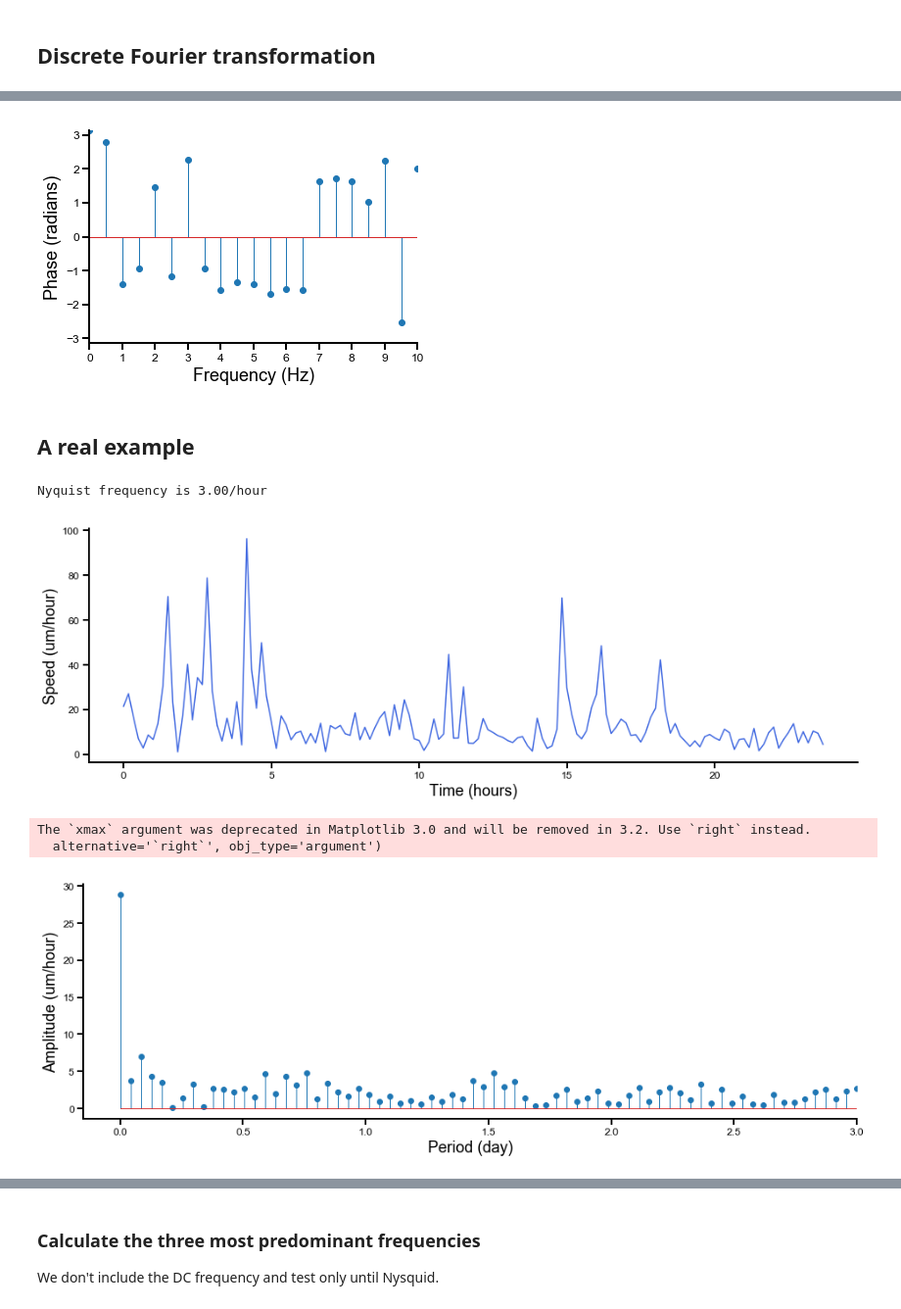
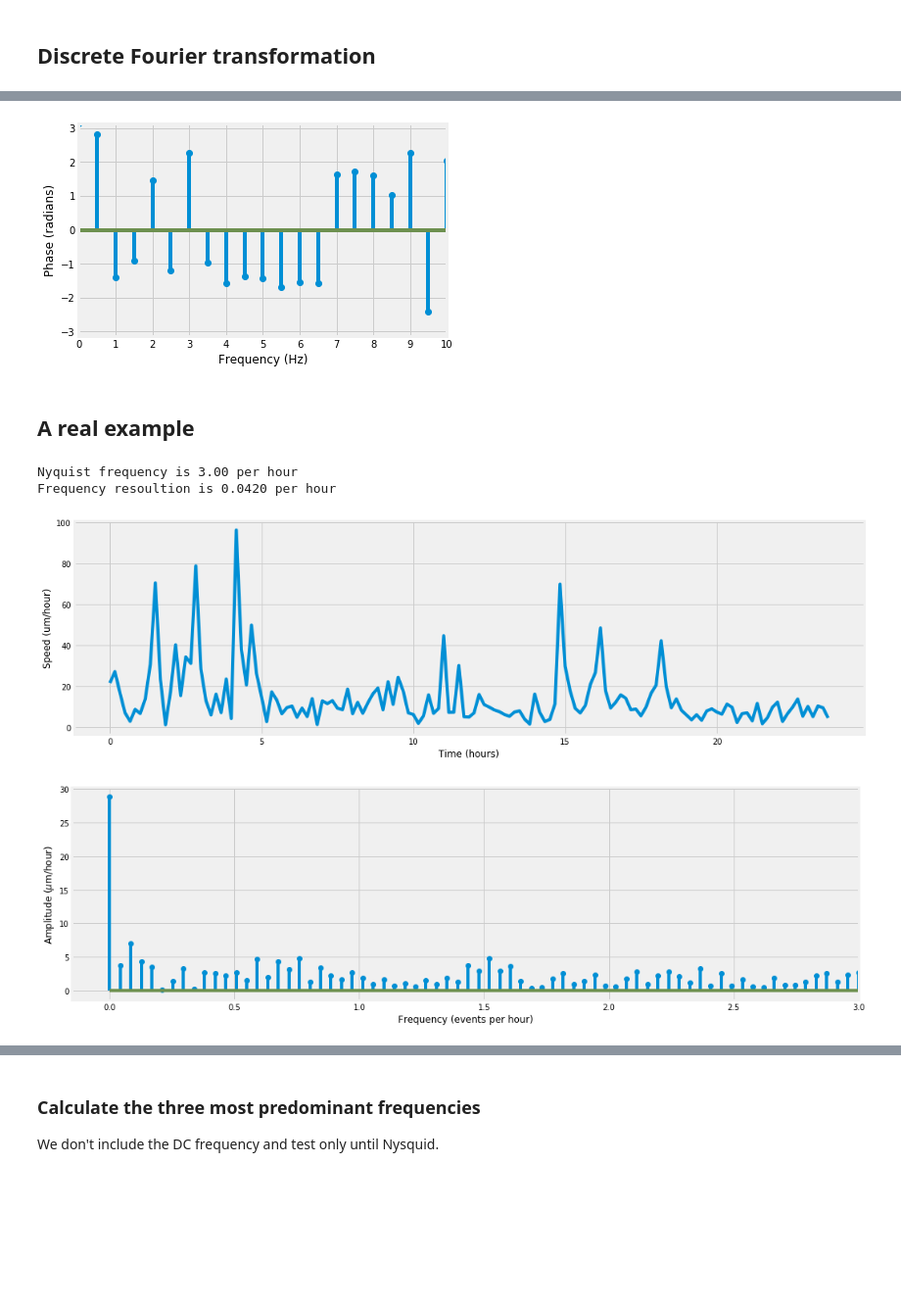
Before and after one commit to OrielBanne/myIPythonNotebooks, a Jupyter notebook: Signal_Processing/DiscreteFourierTransformation.ipynb, the cells around one changed output, grey strips where cells are left out. Shown at 98% size. Drawn from its saved outputs; the diff is of its cells as text; code cells hidden in the pictures; blank space fills up the shorter version.

```diff
--- a/Signal_Processing/DiscreteFourierTransformation.ipynb
+++ b/Signal_Processing/DiscreteFourierTransformation.ipynb
@@ -2,6 +2,8 @@
 <H1>Discrete Fourier Transformation</H1>
 # %%
 %pylab inline
+from matplotlib import style
+style.use('fivethirtyeight')
 # %% [output]
 Populating the interactive namespace from numpy and matplotlib
 # %% [markdown]
@@ -98,35 +102,38 @@ plt.xlim(0,10);
 # %%
 # plot phases vs freq
-plt.stem(hz, phi[:len(hz)])#, use_line_collection = True)
+plt.stem(hz, phi[:len(hz)], use_line_collection = True)
 plt.xlabel('Frequency (Hz)'), plt.ylabel('Phase (radians)')
 plt.ylim(-np.pi, np.pi)
 plt.xticks(range(11));
 plt.xlim(0,10);
 # %% [output]
-[figure, old version]
+[figure, new version]
 # %% [markdown]
 <H2>A real example</H2>
 # %%
 speed = np.loadtxt('speed.txt')
 
 sf = 6 # samples per hour
 dt = 1/sf # write sampling points in hours -1 (i.e., 6 per hour )
 
 Nyquist = sf/2
-print('Nyquist frequency is {:2.2f}/hour'.format(Nyquist))
+print('Nyquist frequency is {:2.2f} per hour'.format(Nyquist))
 # Nyquist frequency is 3 per hour, which is the fastest frequency we can get.
 # We can have something one every 7 hours (1/7 = 0.14 ) which is slower, it can be resolved
+Fresolution = (sf/speed.size)
+print('Frequency resoultion is {:2.4f} per hour'.format(Fresolution))
 t = np.arange(0, speed.size*dt, dt)
 
 fig = figure(figsize=(16,5))
 ax = fig.add_subplot(111)
-ax.plot(t, speed, color='royalblue', lw  = 1.5);
+ax.plot(t, speed)
 ax.set_xlabel('Time (hours)');
 ax.set_ylabel('Speed (um/hour)');
 #ax.set_xticks(range(0, 25, 6));
 # %% [output]
-Nyquist frequency is 3.00/hour
+Nyquist frequency is 3.00 per hour
+Frequency resoultion is 0.0420 per hour
-[figure, old version]
+[figure, new version]
 # %%
 # fourTime is the normalized time
 normt = np.arange(speed.size)/speed.size
@@ -148,13 +155,11 @@ phi = np.angle(FourierCoeff)
 # compute frequencies vector
 hz = np.linspace(0, sf/2., num = math.floor(speed.size/2) + 1 )
 fig = figure(figsize=(16,5))
-plt.stem(hz,ampl[:len(hz)])#, use_line_collection = True)
-plt.xlabel('Period (day)'), plt.ylabel('Amplitude (um/hour)')
+plt.stem(hz,ampl[:len(hz)], use_line_collection = True)
+plt.xlabel('Frequency (events per hour)'), plt.ylabel('Amplitude ($\mu$m/hour)')
 plt.xlim(xmax=3);
 # %% [output]
-The `xmax` argument was deprecated in Matplotlib 3.0 and will be removed in 3.2. Use `right` instead.
-  alternative='`right`', obj_type='argument')
-[figure, old version]
+[figure, new version]
 # %%
 FourierCoeff = np.fft.fft(speed)/len(speed)
 ampl = 2*np.abs(FourierCoeff)
```
Also changed, not shown: parts of 19 cells of this notebook.
